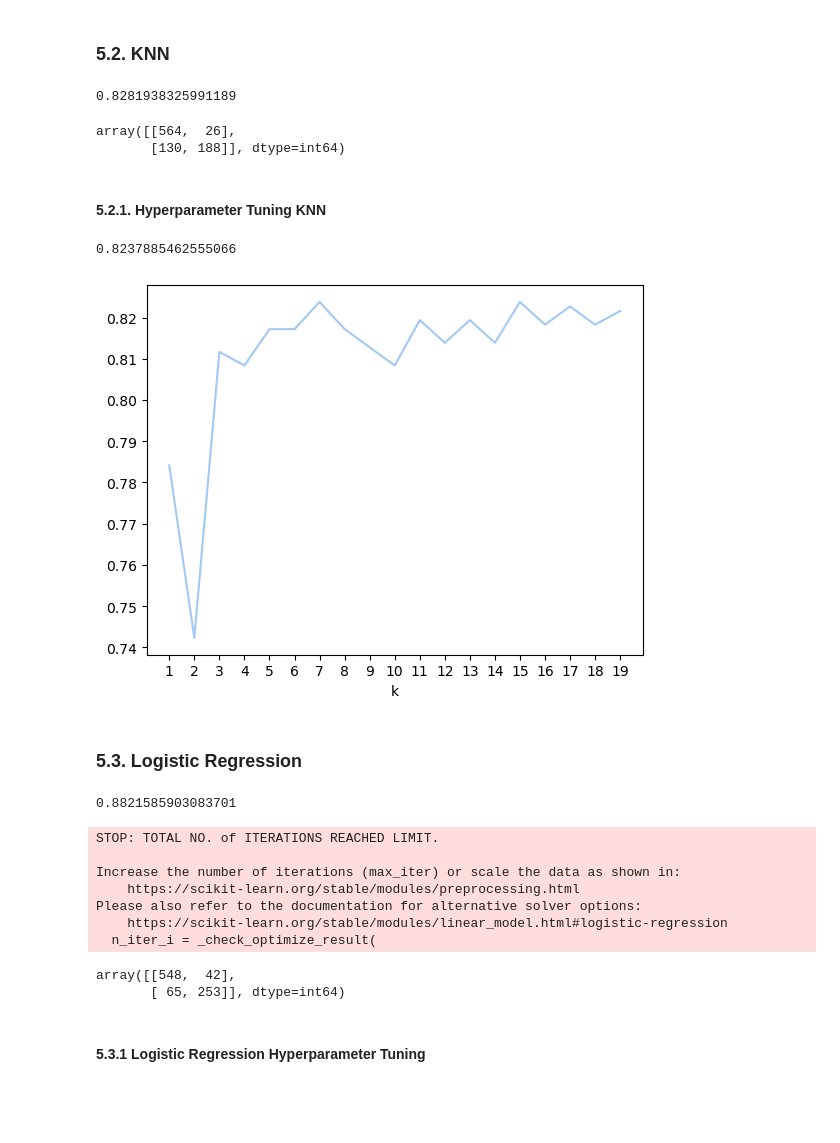
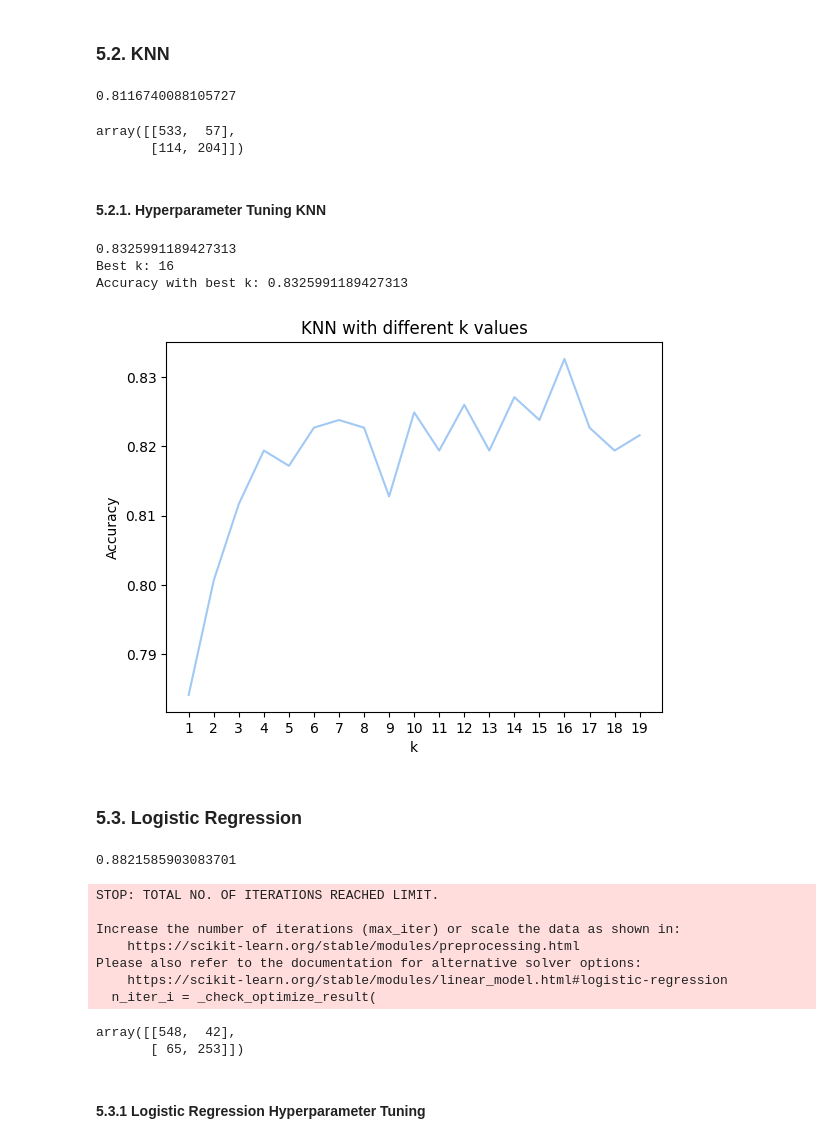
Before and after one commit to toschka123/Student_Dropout, a Jupyter notebook: ML_Project.ipynb, the cells around one changed output. Drawn from its saved outputs; the diff is of its cells as text; code cells hidden in the pictures; blank space fills up the shorter version.

Commit message:
hyperparameter and evaluation metrics
work on hyperparameter and evaluation metrics for the 5 models

```diff
--- a/ML_Project.ipynb
+++ b/ML_Project.ipynb
@@ -482,8 +490,8 @@ def train_and_predict_DTC(X_train, y_train, x_test):
     y_pred = clf.predict(x_test)
     return y_pred
 # %%
-y_pred = train_and_predict_DTC(X_train, y_train, X_test)
-acc_dt_before = accuracy_score(y_test, y_pred)
+y_pred_dt = train_and_predict_DTC(X_train, y_train, X_test)
+acc_dt_before = accuracy_score(y_test, y_pred_dt)
 print(acc_dt_before)
-print(confusion_matrix(y_test, y_pred))
+print(confusion_matrix(y_test, y_pred_dt))
 # %% [output]
@@ -506,6 +514,6 @@ def train_and_predict_GNB(X_train, y_train, X_test):
 # %%
-y_pred = train_and_predict_GNB(X_train, y_train, X_test)
-acc_nb_before = accuracy_score(y_test, y_pred)
+y_pred_gnb = train_and_predict_GNB(X_train, y_train, X_test)
+acc_nb_before = accuracy_score(y_test, y_pred_gnb)
 print(acc_nb_before)
-print(confusion_matrix(y_test, y_pred))
+print(confusion_matrix(y_test, y_pred_gnb))
 # %% [output]
@@ -982,10 +990,10 @@ X_train, X_test, y_train, y_test = train_test_split(X,y, random_state=43)
 # %% [markdown]
 ### 5.1. SVM
 # %%
-y_pred = train_and_predict_SVM(X_train, y_train, X_test)
-acc_svm_after = accuracy_score(y_test, y_pred)
-print(acc_svm_before)
-confusion_matrix(y_test, y_pred)
+y_pred_svm_af = train_and_predict_SVM(X_train, y_train, X_test)
+acc_svm_after = accuracy_score(y_test, y_pred_svm_af)
+print(acc_svm_after)
+confusion_matrix(y_test, y_pred_svm_af)
 # %% [output]
 0.8281938325991189
 array([[564,  26],
@@ -993,6 +1001,7 @@ array([[564,  26],
 # %% [markdown]
 #### 5.1.1 SVM Hyperparameter Tuning
 # %%
+# SVM Hyperparameter tuning
 from sklearn.model_selection import GridSearchCV
 from sklearn.metrics import classification_report, confusion_matrix
 
@@ -1005,12 +1014,17 @@ param_grid = {'C': [0.1, 1, 10, 100, 1000],
 grid = GridSearchCV(SVC(), param_grid, refit = True, verbose = 3)
 
 # fitting the model for grid search
-grid.fit(y_train,X_train)
+grid.fit(X_train,y_train)
 
 # print best parameter after tuning
 print(grid.best_params_)
 
 # print how our model looks after hyper-parameter tuning
 print(grid.best_estimator_)
+
+grid_predictions = grid.predict(X_test)
+
+# print classification report
+print(classification_report(y_test, grid_predictions))
 # %% [output]
 Fitting 5 folds for each of 25 candidates, totalling 125 fits
@@ -1048,44 +1062,59 @@ weighted avg       0.91      0.91      0.91       908
 ### 5.2. KNN
 # %%
 n = 3
-x_pred= train_and_predict_KNN(X_train, y_train, X_test, n)
-acc_knn_after = accuracy_score(y_test, y_pred)
-print(acc_knn_before)
-confusion_matrix(y_test, y_pred)
+y_pred_knn_af= train_and_predict_KNN(X_train, y_train, X_test, n)
+acc_knn_after = accuracy_score(y_test, y_pred_knn_af)
+print(acc_knn_after)
+confusion_matrix(y_test, y_pred_knn_af)
 # %% [output]
-0.8281938325991189
+0.8116740088105727
-array([[564,  26],
-       [130, 188]], dtype=int64)
+array([[533,  57],
+       [114, 204]])
 # %% [markdown]
 #### 5.2.1. Hyperparameter Tuning KNN
 # %%
+#Hyperparameter Tuning KNN
 ks = []
 performance = []
 #Loop through
 for k in range(1, 20):
-    x_pred= train_and_predict_KNN(X_train, y_train, y_test, k)
-    acc = accuracy_score(X_test, x_pred)
+    y_pred= train_and_predict_KNN(X_train, y_train, X_test, k)
+    acc = accuracy_score(y_test, y_pred)
     ks.append(k)
     performance.append(acc)
 #Plot the results
 plt.plot(ks, performance)
 plt.xticks(range(1, 20, 1))
 plt.xlabel('k')
+plt.ylabel('Accuracy')
+plt.title('KNN with different k values')
 
 print(max(performance))
+
+#This is a bit redundant but we will do it because the calculation needed is quite minimal.
+# Train and predict using the best k
+
+best_k = ks[performance.index(max(performance))]
+y_pred_knn_tuned = train_and_predict_KNN(X_train, y_train, X_test, best_k)
+
+# Print the best k and its accuracy
+print(f"Best k: {best_k}")
+print(f"Accuracy with best k: {max(performance)}")
 # %% [output]
-0.8237885462555066
+0.8325991189427313
+Best k: 16
+Accuracy with best k: 0.8325991189427313
-[figure, old version]
+[figure, new version]
 # %% [markdown]
 ### 5.3. Logistic Regression
 # %%
-y_pred = train_and_predict_LR(X_train, y_train, X_test)
-acc_lr_after = accuracy_score(y_test, y_pred)
-print(acc_lr_before)
-confusion_matrix(y_test, y_pred)
+y_pred_lr_af = train_and_predict_LR(X_train, y_train, X_test)
+acc_lr_after = accuracy_score(y_test, y_pred_lr_af)
+print(acc_lr_after)
+confusion_matrix(y_test, y_pred_lr_af)
 # %% [output]
 0.8821585903083701
-STOP: TOTAL NO. of ITERATIONS REACHED LIMIT.
+STOP: TOTAL NO. OF ITERATIONS REACHED LIMIT.
 
 Increase the number of iterations (max_iter) or scale the data as shown in:
     https://scikit-learn.org/stable/modules/preprocessing.html
@@ -1093,6 +1122,6 @@ Please also refer to the documentation for alternative solver options:
     https://scikit-learn.org/stable/modules/linear_model.html#logistic-regression
   n_iter_i = _check_optimize_result(
 array([[548,  42],
-       [ 65, 253]], dtype=int64)
+       [ 65, 253]])
 # %% [markdown]
 #### 5.3.1 Logistic Regression Hyperparameter Tuning
```
Also changed, not shown: parts of 34 cells of this notebook.
